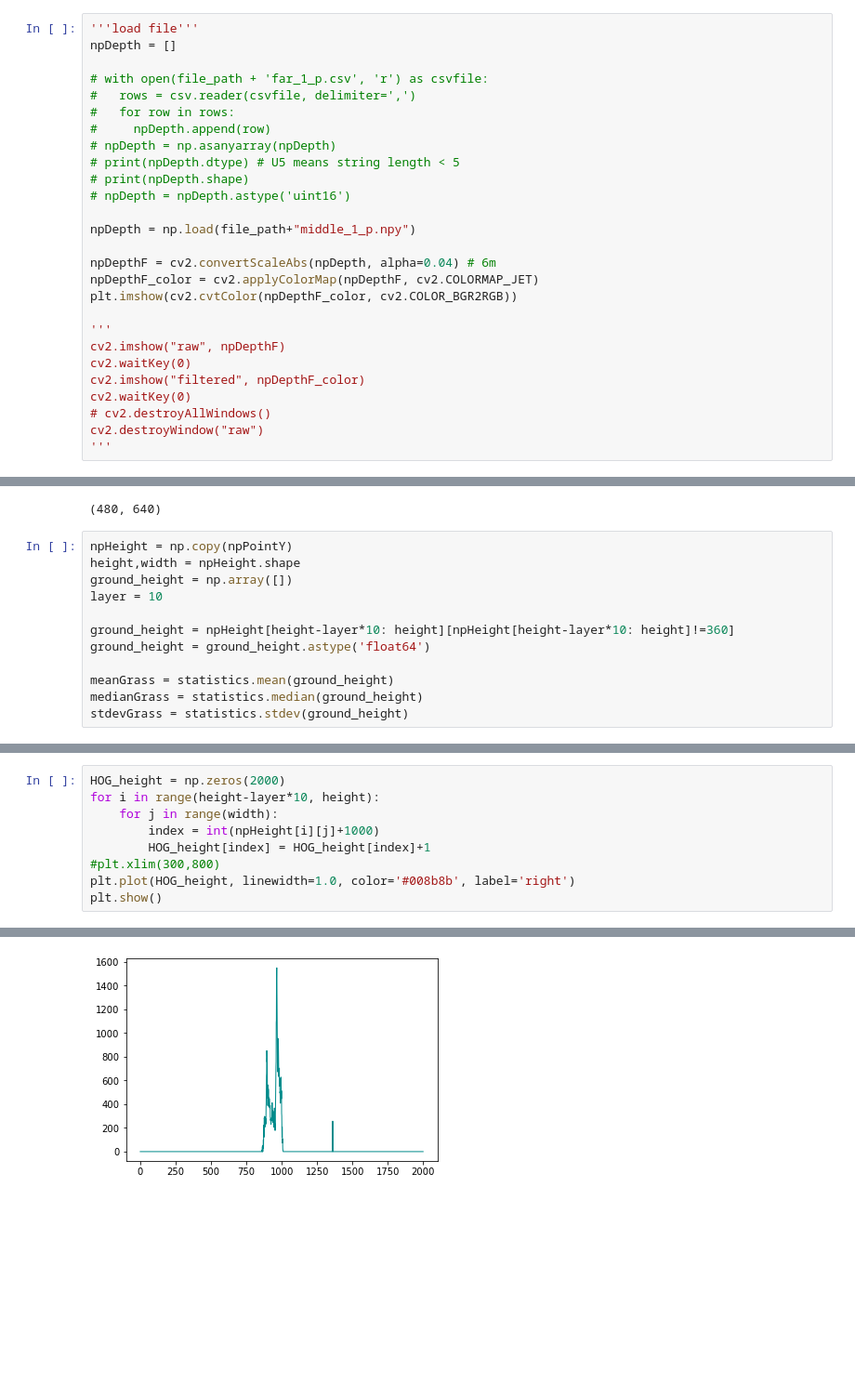
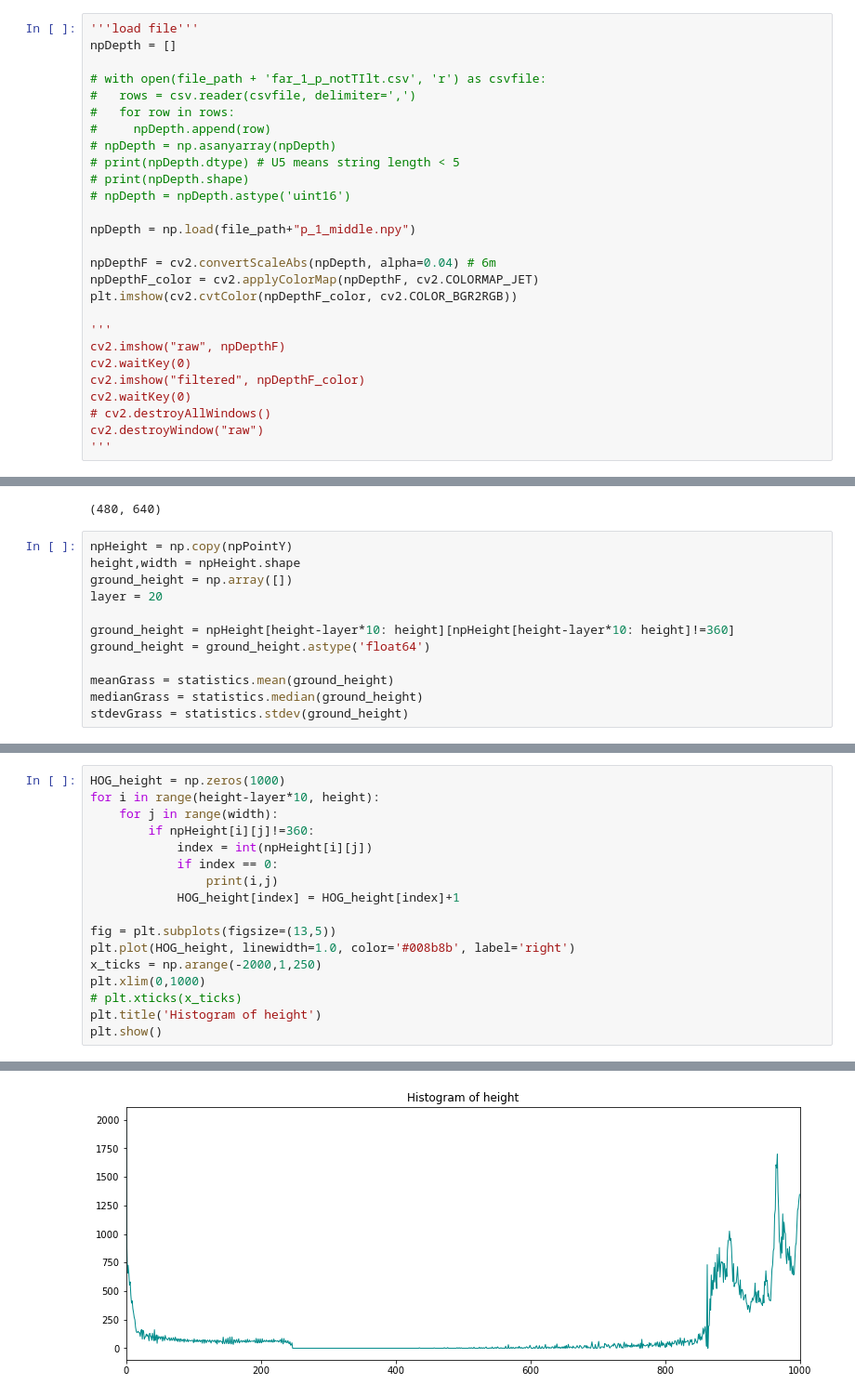
Before and after one commit to wowyunDBL/depth_app, a Jupyter notebook: jupyterNotebook/ground_subtr_npy.ipynb, the cells around one changed output, grey strips where cells are left out. Shown at 93% size. Saved outputs shown, nothing was run; the diff lists cells and outputs as text; blank space fills up the shorter version.

Commit message:
0426_groundSeg_inAnImage

```diff
--- a/jupyterNotebook/ground_subtr_npy.ipynb
+++ b/jupyterNotebook/ground_subtr_npy.ipynb
@@ -28,7 +28,7 @@ import statistics # as sta
 '''load file'''
 npDepth = []
 
-# with open(file_path + 'far_1_p.csv', 'r') as csvfile:
+# with open(file_path + 'far_1_p_notTIlt.csv', 'r') as csvfile:
 #   rows = csv.reader(csvfile, delimiter=',')
 #   for row in rows:
 #     npDepth.append(row)
@@ -37,7 +37,7 @@ npDepth = []
 # print(npDepth.shape)
 # npDepth = npDepth.astype('uint16')
 
-npDepth = np.load(file_path+"middle_1_p.npy")
+npDepth = np.load(file_path+"p_1_middle.npy")
 
 npDepthF = cv2.convertScaleAbs(npDepth, alpha=0.04) # 6m
 npDepthF_color = cv2.applyColorMap(npDepthF, cv2.COLORMAP_JET)
@@ -115,7 +152,7 @@ plt.show()
 npHeight = np.copy(npPointY)
 height,width = npHeight.shape
 ground_height = np.array([])
-layer = 10
+layer = 20
 
 ground_height = npHeight[height-layer*10: height][npHeight[height-layer*10: height]!=360]
 ground_height = ground_height.astype('float64')
@@ -176,10 +207,18 @@ plt.imshow(cv2.cvtColor(npDepth_seg_c, cv2.COLOR_BGR2RGB))
 # %%
-HOG_height = np.zeros(2000)
+HOG_height = np.zeros(1000)
 for i in range(height-layer*10, height):
     for j in range(width):
-        index = int(npHeight[i][j]+1000)
-        HOG_height[index] = HOG_height[index]+1
-#plt.xlim(300,800)
+        if npHeight[i][j]!=360:
+            index = int(npHeight[i][j])
+            if index == 0:
+                print(i,j)
+            HOG_height[index] = HOG_height[index]+1
+
+fig = plt.subplots(figsize=(13,5))
 plt.plot(HOG_height, linewidth=1.0, color='#008b8b', label='right')
+x_ticks = np.arange(-2000,1,250)
+plt.xlim(0,1000)
+# plt.xticks(x_ticks)
+plt.title('Histogram of height')
 plt.show()
 # %% [output]
@@ -186 +242 @@ plt.show()
-[figure, old version]
+[figure, new version]
```
Also changed, not shown: parts of 11 cells of this notebook, 3 other files.
